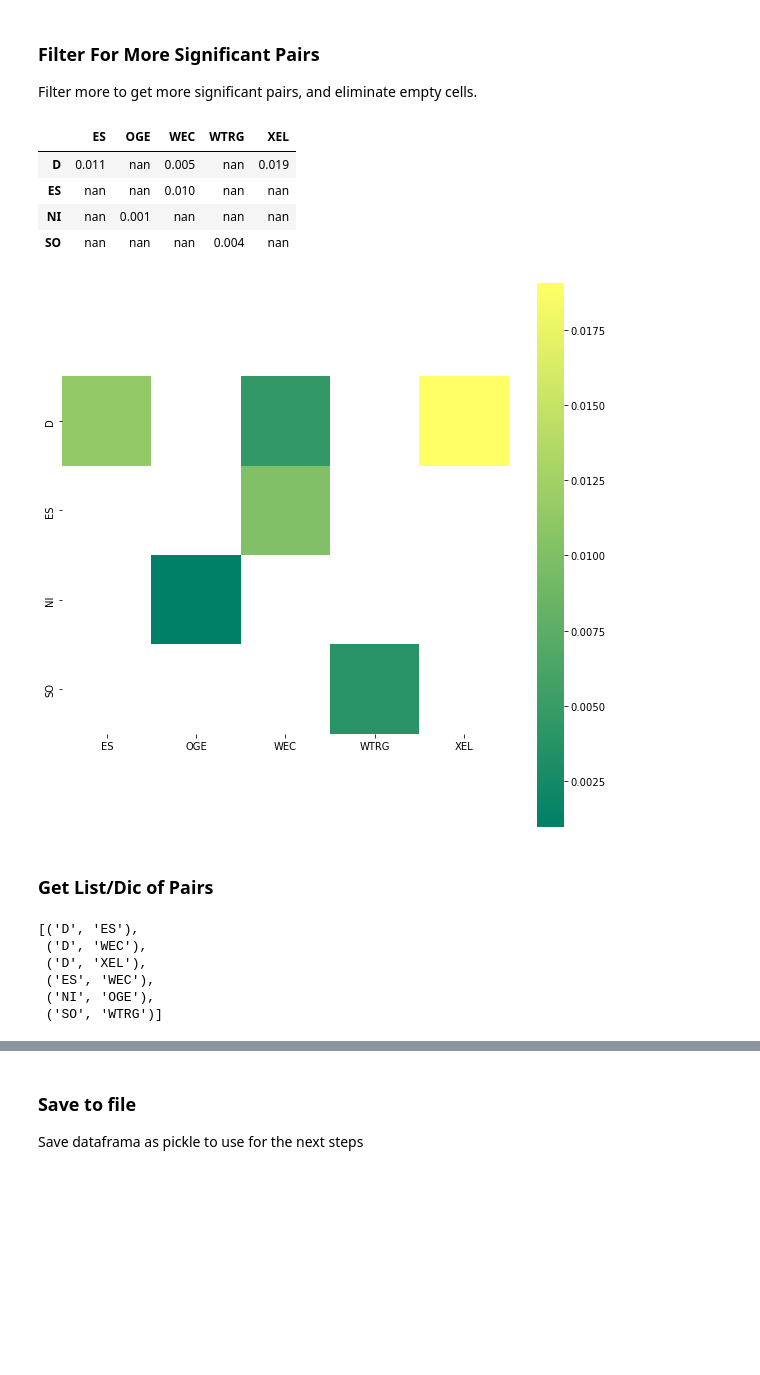
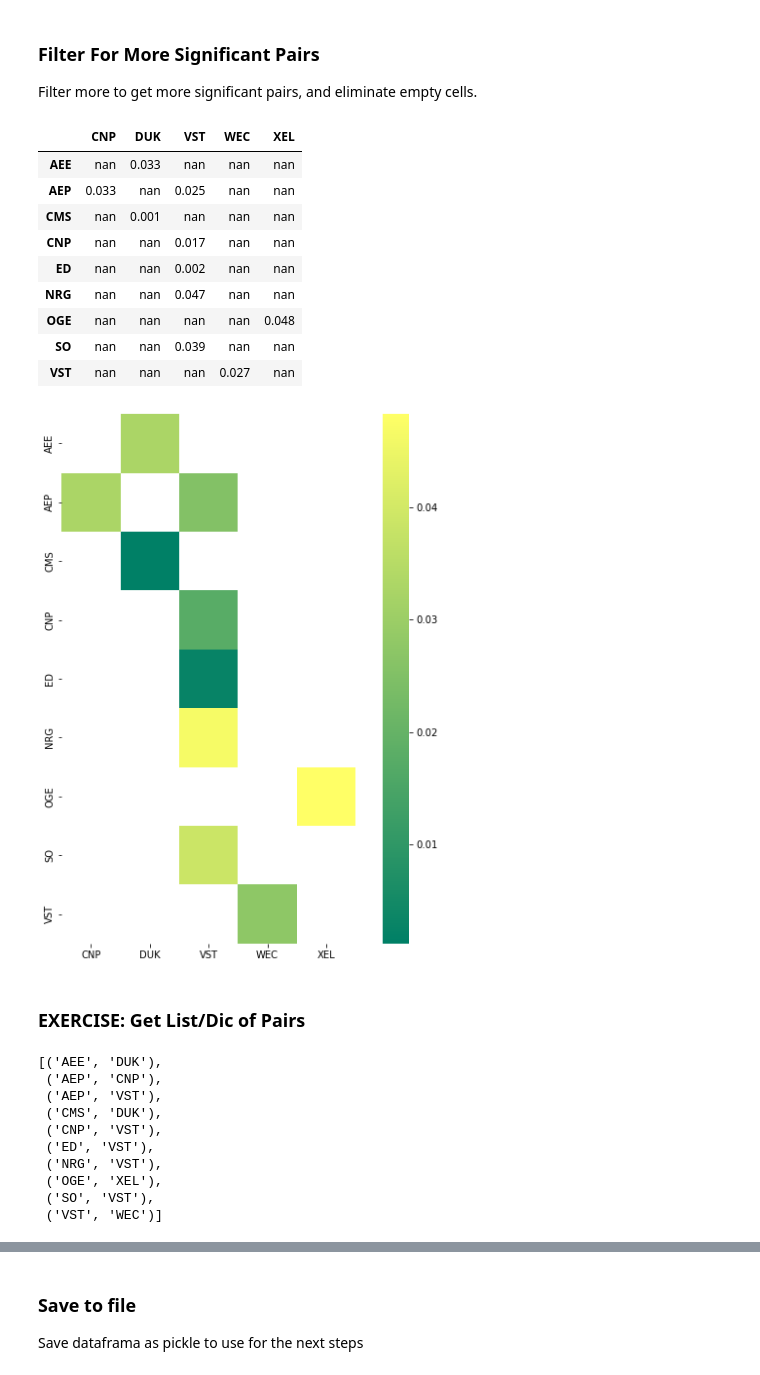
Before and after one commit to ozdemirozcelik/coint-tools, a Jupyter notebook: 1-identify-pairs.ipynb, the cells around one changed output, grey strips where cells are left out. Drawn from its saved outputs; the diff is of its cells as text; code cells hidden in the pictures; blank space fills up the shorter version.

```diff
--- a/1-identify-pairs.ipynb
+++ b/1-identify-pairs.ipynb
@@ -85,15 +86,15 @@ We will use yfinance (https://pypi.org/project/yfinance/) to downloed the closin
 More information is available on the next notebook which we will download and save a more detailed stock data.
 # %%
 # Enable to use start & end dates:
-start = datetime.datetime(2018, 1, 1)
-end = datetime.datetime(2022, 1, 1)
+# start = datetime.datetime(2018, 1, 1)
+# end = datetime.datetime(2022, 1, 1)
 
-df = yf.download(tickers, start, end)["Close"]
+#df = yf.download(tickers, start, end)["Close"]
 
 # enable to use periods & intervals
-# period = '3y'
-# interval = '1d'
-# df = yf.download(tickers, period=period, interval=interval)["Close"]
+period = '1y'
+interval = '1d'
+df = yf.download(tickers, period=period, interval=interval)["Close"]
 
 df.info()
 # %% [output]
@@ -171,45 +173,50 @@ print(pairs)
 ### Filter For More Significant Pairs
 Filter more to get more significant pairs, and eliminate empty cells.
 # %%
-mask_matrix = (pvalues >= 0.02) # increase the level of significance
+mask_matrix = (pvalues >= 0.05) # possible to increase the level of significance
 
 mask_df = pd.DataFrame(mask_matrix, index= new_tickers, columns = new_tickers)
 scores_df = pd.DataFrame(scores, index= new_tickers, columns = new_tickers)
 pvalues_df = pd.DataFrame(pvalues, index= new_tickers, columns = new_tickers)
 
 df_f = pvalues_df[~mask_df].dropna(how='all', axis=1)
 df_f = df_f.dropna(how='all')
 
 def gold_apply(x):
     color = {True: "background-color: #c78f2e", False: "color : white"}
     is_color = (x > 0).replace(color)
     return is_color
 
 # Another way to format table is applymap
 # def color_map(x):
 #     return f"color: {'red' if x > 0 else 'white'}"
 
 # df_f.style.applymap(color_map)
 
 fig, ax = plt.subplots(figsize=(10, 10))
 seaborn.heatmap(
     df_f,
     xticklabels=df_f.columns,
     yticklabels=df_f.index,
     cmap="summer",
     square=True
 )
 df_f.style.format(precision=3)\
 .apply(gold_apply)
 # %% [output]
-|  | ES | OGE | WEC | WTRG | XEL |
-| D | 0.011 | nan | 0.005 | nan | 0.019 |
-| ES | nan | nan | 0.010 | nan | nan |
-| NI | nan | 0.001 | nan | nan | nan |
-| SO | nan | nan | nan | 0.004 | nan |
+|  | CNP | DUK | VST | WEC | XEL |
+| AEE | nan | 0.033 | nan | nan | nan |
+| AEP | 0.033 | nan | 0.025 | nan | nan |
+| CMS | nan | 0.001 | nan | nan | nan |
+| CNP | nan | nan | 0.017 | nan | nan |
+| ED | nan | nan | 0.002 | nan | nan |
+| NRG | nan | nan | 0.047 | nan | nan |
+| OGE | nan | nan | nan | nan | 0.048 |
+| SO | nan | nan | 0.039 | nan | nan |
+| VST | nan | nan | nan | 0.027 | nan |
-[figure, old version]
+[figure, new version]
 # %% [markdown]
-### Get List/Dic of Pairs
+### EXERCISE: Get List/Dic of Pairs
 # %%
 x_list = df_f.index.tolist()
 y_list = df_f.columns.tolist()
@@ -223,12 +230,16 @@ for i in range(len(x_list)):
 
 new_pairs_list
 # %% [output]
-[('D', 'ES'),
- ('D', 'WEC'),
- ('D', 'XEL'),
- ('ES', 'WEC'),
- ('NI', 'OGE'),
- ('SO', 'WTRG')]
+[('AEE', 'DUK'),
+ ('AEP', 'CNP'),
+ ('AEP', 'VST'),
+ ('CMS', 'DUK'),
+ ('CNP', 'VST'),
+ ('ED', 'VST'),
+ ('NRG', 'VST'),
+ ('OGE', 'XEL'),
+ ('SO', 'VST'),
+ ('VST', 'WEC')]
 # %%
 new_pairs_str =[] # list of pairs as string A-B
 
```
Also changed, not shown: parts of 7 cells of this notebook, 9 other files.
